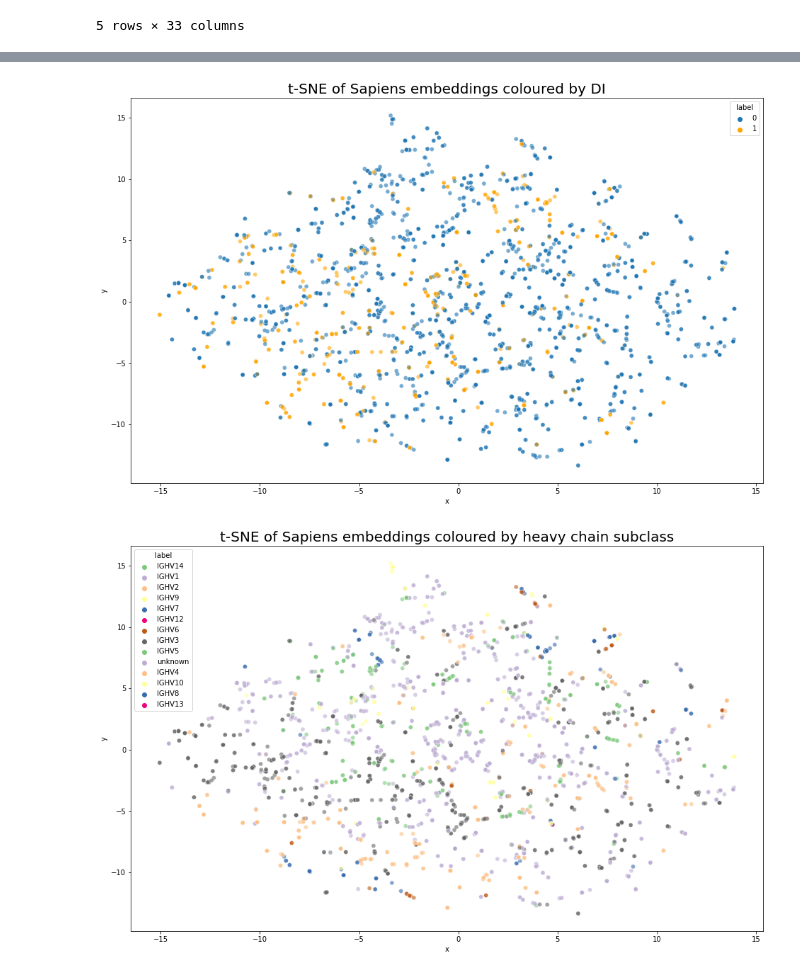
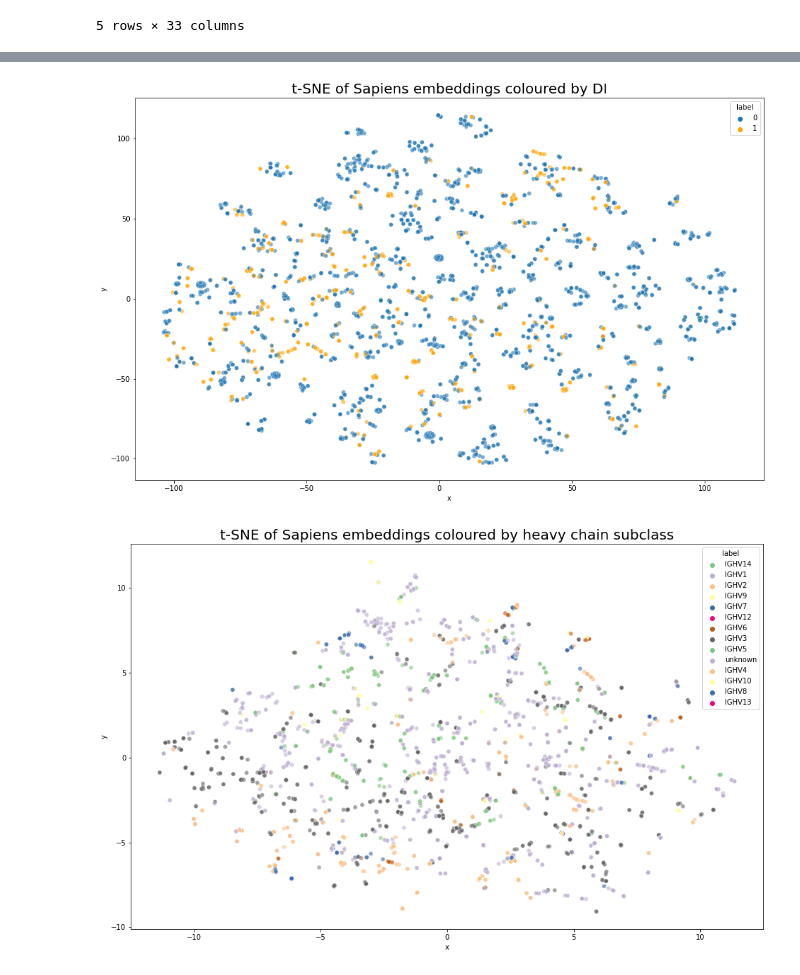
Before and after one commit to kvetab/di-pred, a Jupyter notebook: notebooks/data_processing/12-sapiens-embeddings.ipynb, the cells around one changed output, grey strips where cells are left out. Drawn from its saved outputs; the diff is of its cells as text; code cells hidden in the pictures.

Commit message:
Improved plots for Sapiens embeddings

```diff
--- a/notebooks/data_processing/12-sapiens-embeddings.ipynb
+++ b/notebooks/data_processing/12-sapiens-embeddings.ipynb
@@ -149,13 +149,14 @@ import seaborn as sns
 import matplotlib.pyplot as plt
 # %%
 def calculate_tsne(
-    x, components, perplexity, n_iter=300
+    x, components, perplexity
 ):
     tsne = TSNE(
         n_components=components,
-        perplexity=perplexity, n_iter=n_iter,
-        init="pca"#, learning_rate="auto"
+        perplexity=perplexity,
+        init="pca", learning_rate="auto"
     )
+    #n_components=2, init='pca', learning_rate='auto', perplexity=20
     X_embedded = tsne.fit_transform(x)
 
     return X_embedded
@@ -204,12 +205,12 @@ embeddings.head()
 5 rows × 260 columns
 # %%
-tsne_tr = calculate_tsne(embeddings.drop(["Y", "Ab_ID", "heavy_subclass", "light_subclass"], axis=1), components=3, perplexity=8)
+tsne_tr = calculate_tsne(embeddings.drop(["Y", "Ab_ID", "heavy_subclass", "light_subclass"], axis=1), components=2, perplexity=8)
 # %%
-plot_transformed(tsne_tr, embeddings["Y"], [0, 1], "t-SNE of Sapiens embeddings coloured by DI", name="images/tsne_sapiens_last.png")
+plot_transformed(tsne_tr, embeddings["Y"], [0, 1], "t-SNE of Sapiens embeddings coloured by DI")
 # %% [output]
-[figure, old version]
+[figure, new version]
 # %%
-plot_transformed(tsne_tr, embeddings_heavy["heavy_subclass"], [0, 1], "t-SNE of Sapiens embeddings coloured by heavy chain subclass", palette="Accent", name="images/tsne_sapiens_last_by_subclass.png")
+plot_transformed(tsne_tr, embeddings["heavy_subclass"], [0, 1], "t-SNE of Sapiens embeddings coloured by heavy chain subclass", palette="Accent") #, name="images/tsne_sapiens_last_by_subclass.png")
 # %% [output]
-[figure, old version]
+[figure, new version]
 # %%
```
Also changed, not shown: parts of 17 cells of this notebook, 2 other files.
